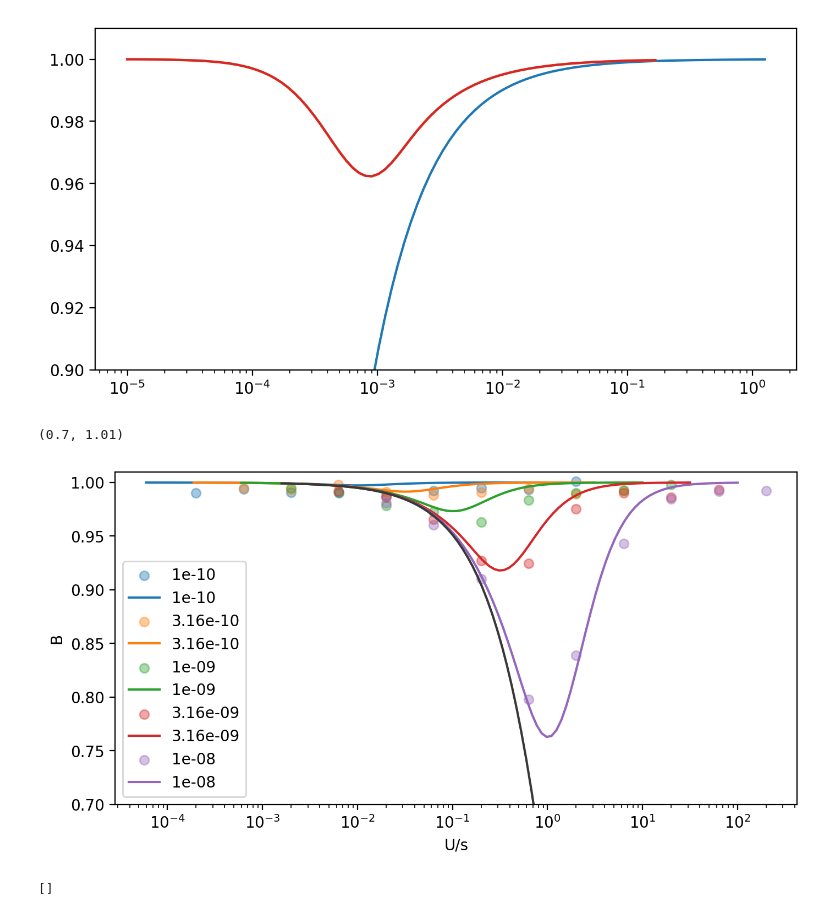
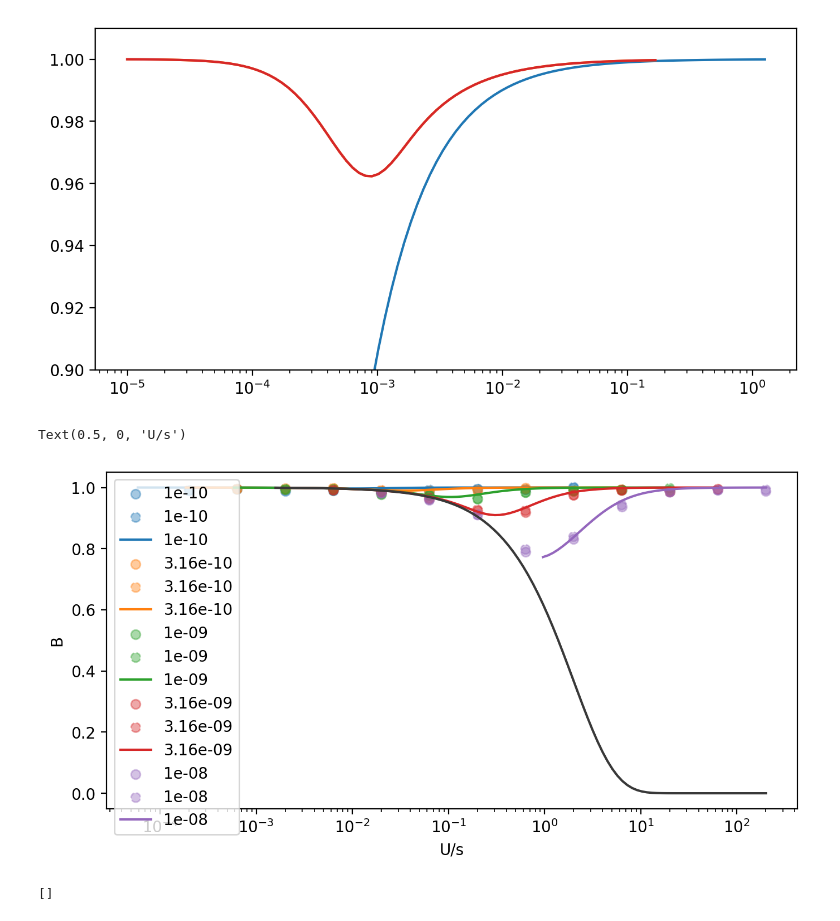
Before and after one commit to vsbuffalo/bprime, a Jupyter notebook: notebooks/region_simulations.ipynb, the cells around one changed output. Drawn from its saved outputs; the diff is of its cells as text; code cells hidden in the pictures.

```diff
--- a/notebooks/region_simulations.ipynb
+++ b/notebooks/region_simulations.ipynb
@@ -65,7 +96,7 @@ plt.ylim(0.9, 1.01)
 # %%
 import warnings
 @np.vectorize
-def bgs_segment_sc162(mu, sh, L, rbp, haploid_N, full_output=False, return_both=False, new_tfix=True):
+def bgs_segment_sc162(mu, sh, L, rbp, haploid_N, full_output=False, return_both=False):
     """
     Using a non-linear solver to solve the pair of S&C '16 equations and
     report the results. return_both (outdated name) returns all the components
@@ -78,70 +109,65 @@ def bgs_segment_sc162(mu, sh, L, rbp, haploid_N, full_output=False, return_both=
     N = haploid_N
     U = 2*L*mu
     Vm = U*sh**2
-    if not new_tfix:
-        start_T =  (np.exp(2*sh*N) - 1)/(2*U*sh*N)
-    else:
-        start_T = np.expm1(4*N*sh) / (2*U*sh*N)
+    start_T =  (np.exp(2*sh*N) - 1)/(2*U*sh*N)
     def func(x):
         T, Ne = x
-        V = U*sh - 2*sh/T ## Factor of four here!! TODO
+        V = U*sh - sh/(T) ## Factor of two here!! TODO
         VmV = Vm/V
         Z = 1 - VmV
-        Q2 = 1/(VmV * (VmV + L*rbp/2))
-        Q2 = 1/((1-Z)*(2-(2-L*rbp)*Z))
-        #Q2 = 2*V**2 / (Vm * (R*(V-Vm) + 2*Vm))
-        if not new_tfix:
-            new_T = np.log( (np.exp(2*sh*N) - 1)/(2*U*sh*N))
-        else:
-            new_T = np.log(np.expm1(4*N*sh) / (2*U*sh*N)) ## Correct U
-        return [new_T - np.log(T),
-                 np.log(N * np.exp(-V/2*Q2)) - np.log(Ne)] ## Factor of 2 here
+        # this is S&C's equation for a haploid model — the V half that for the diplod model, hence the 0.5
+        Q2 = 0.5/(VmV * (VmV + L*rbp/2))
+        #Q2 = 1/(2*(1-Z)*(2-(2-L*rbp)*Z))
+        Q2 = -1/((-1 + Z)*(2 + (-2 + L*rbp)*Z))
+        new_T = (np.exp(2*sh*Ne) - 1)/(2*U*sh*Ne)
+        return [np.log(new_T) - np.log(T),
+                 np.log(N * np.exp(-V * Q2)) - np.log(Ne)] ## Factor of 2 here
     out = fsolve(func, [start_T, N], full_output=True)
     Ne = out[0][1]
     T =  out[0][0]
-    V = U*sh - sh/T
-    VmV = Vm/V
-    Q2 = 1/(VmV * (VmV + L*rbp/2))
-    #Q2 = 2*V**2 / (Vm * (R*(V-Vm) + 2*Vm))
     if full_output:
         return out
     if out[2] != 1:
         warnings.warn("no solution found!")
         return np.nan
     if return_both:
         return float(T), float(Ne), float(Q2), float(V), float(Vm), float(U)
     return float(Ne)
 
 x = np.logspace(-5, 0.1, 100)
 
+fig, ax = plt.subplots()
+
 L = 100000
 mus = dg['mu'].unique()
 for mu in mus:
     dgs = dg.loc[dg['mu'] == mu]
 
     U = 2*mu*L
     sh = dgs['sh'].values
 
     rate = U/sh
-    lines = plt.scatter(rate, dgs['B'], label=mu, alpha=0.4)
+    col = next(ax._get_lines.prop_cycler)['color']
+    ax.scatter(rate, dgs['B_middle'], label=mu, c=col, alpha=0.4)
+    ax.scatter(rate, dgs['B'], label=mu, alpha=0.4, linestyle='dashed', c=col)
     #lines = plt.plot(rate, dgs['B'], label=mu, alpha=0.4)
 
-    new_theory = np.array(bgs_segment_sc162(mu, x, L, rbp, 1000, new_tfix=True))/1000
+    new_theory = np.array(bgs_segment_sc162(mu, x, L, rbp, 1000))/1000
     #plt.plot(U/x, new_theory, label=mu)
-    plt.plot(0.5*U/x, new_theory, label=mu)
+    ax.plot(U/x, new_theory, label=mu, c=col)
 
 mu = 1e-8
 bgs_theory = bgs_rec(mu, x, L, rbp)
-plt.plot(mu*L*2/x, bgs_theory, c='0.22')
+ax.plot(2*mu*L/x, bgs_theory, c='0.22')
 
-plt.legend()
-plt.semilogx()
-plt.ylabel("B")
-plt.xlabel("U/s")
-plt.ylim(0.70, 1.01)
+ax.legend()
+ax.semilogx()
+ax.set_ylabel("B")
+ax.set_xlabel("U/s")
+#ax.set_ylim(0.60, 1.01)
 # %% [output]
-(0.7, 1.01)
+Text(0.5, 0, 'U/s')
-[figure, old version]
+[figure, new version]
 # %%
 def pfix(sh, Ne, N=None):
     N = Ne if N is None else N
```
Also changed, not shown: parts of 8 cells of this notebook, 1 other file.
